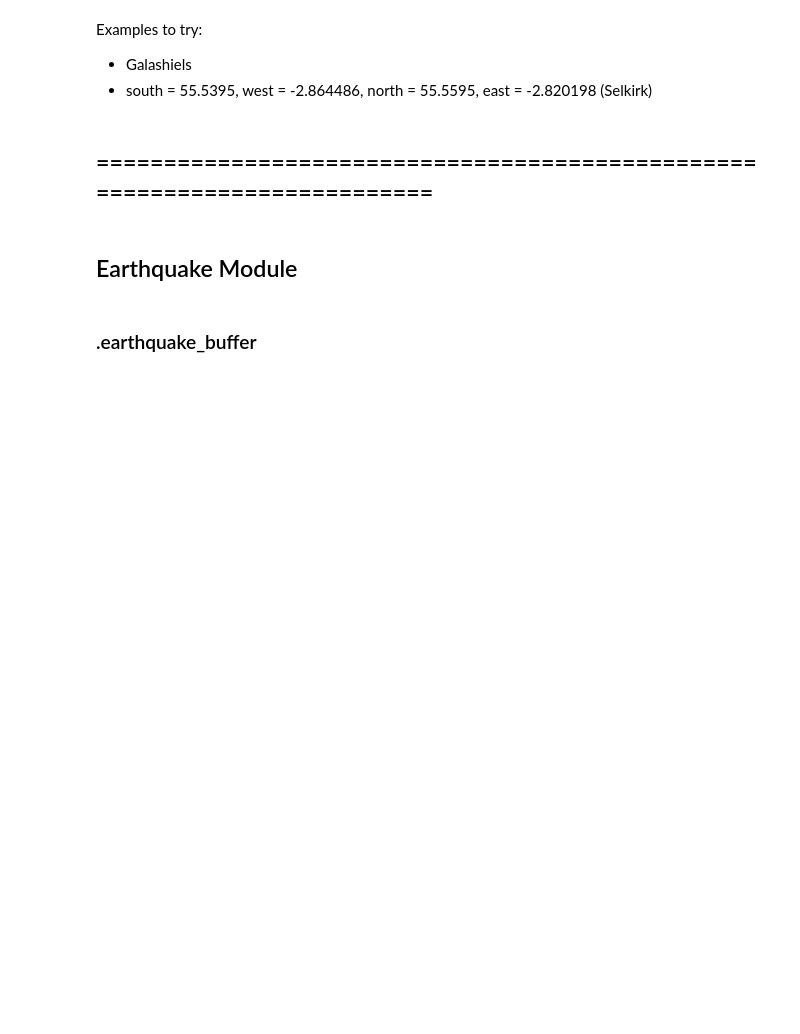
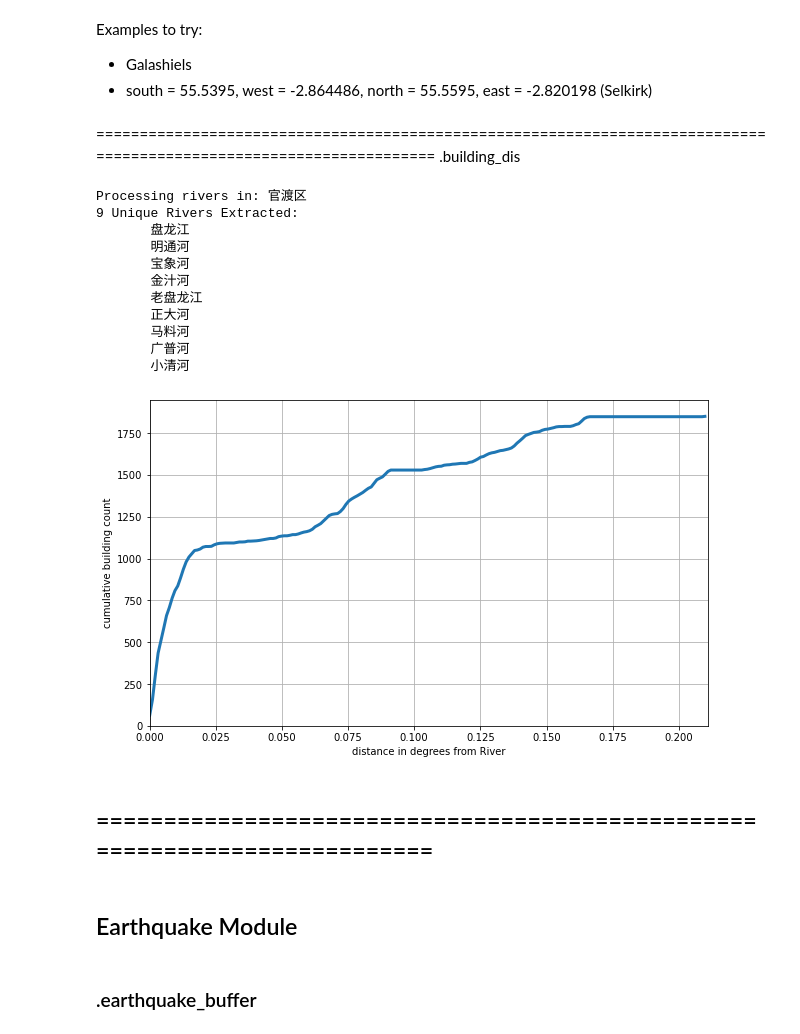
Before and after one commit to JoannaNoyes/Natural-Hazard-Package, a Jupyter notebook: Notebook Examples/Modules.ipynb, the cells around one changed output. Drawn from its saved outputs; the diff is of its cells as text; code cells hidden in the pictures; blank space fills up the shorter version.

```diff
--- a/Notebook Examples/Modules.ipynb
+++ b/Notebook Examples/Modules.ipynb
@@ -248,6 +260,24 @@ plt.show()
 Examples to try:
 - Galashiels
 - south = 55.5395, west = -2.864486, north = 55.5595, east = -2.820198 (Selkirk)
+# %% [markdown]
+====================================================================================================================
+.building_dis
+# %%
+build = hazards.building_dis('官渡区')
+# %% [output]
+Processing rivers in: 官渡区
+9 Unique Rivers Extracted:
+       盘龙江
+       明通河
+       宝象河
+       金汁河
+       老盘龙江
+       正大河
+       马料河
+       广普河
+       小清河
+[figure, added]
 # %% [markdown]
 ==========================================================================
 ----
```
Also changed, not shown: parts of 10 cells of this notebook.
